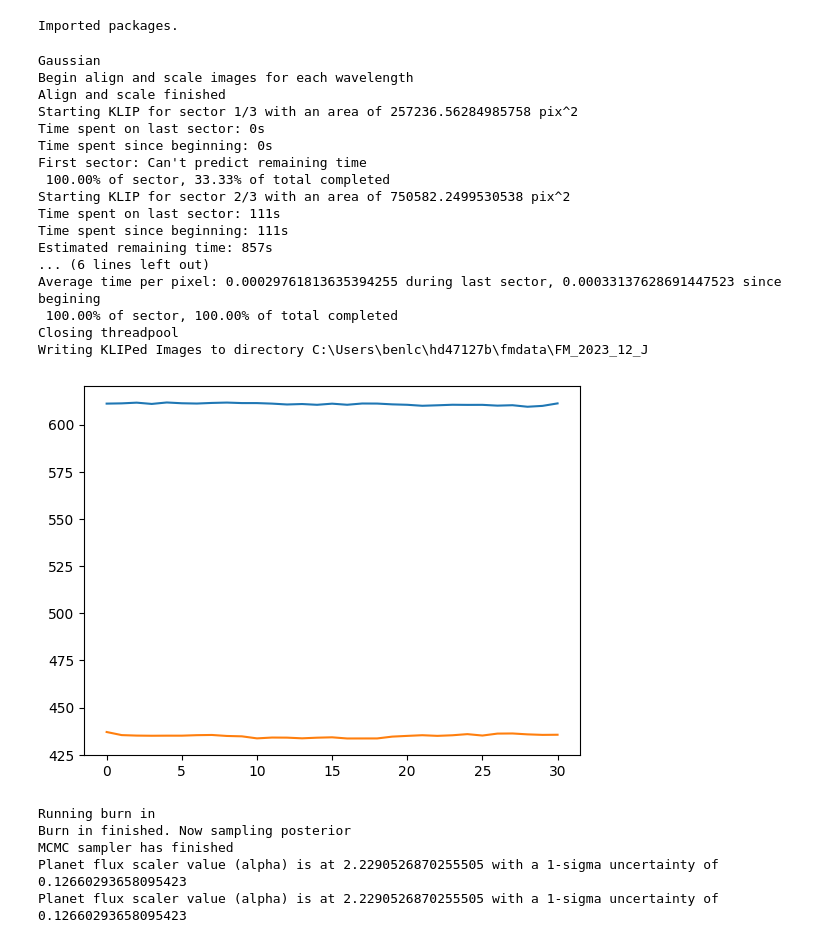
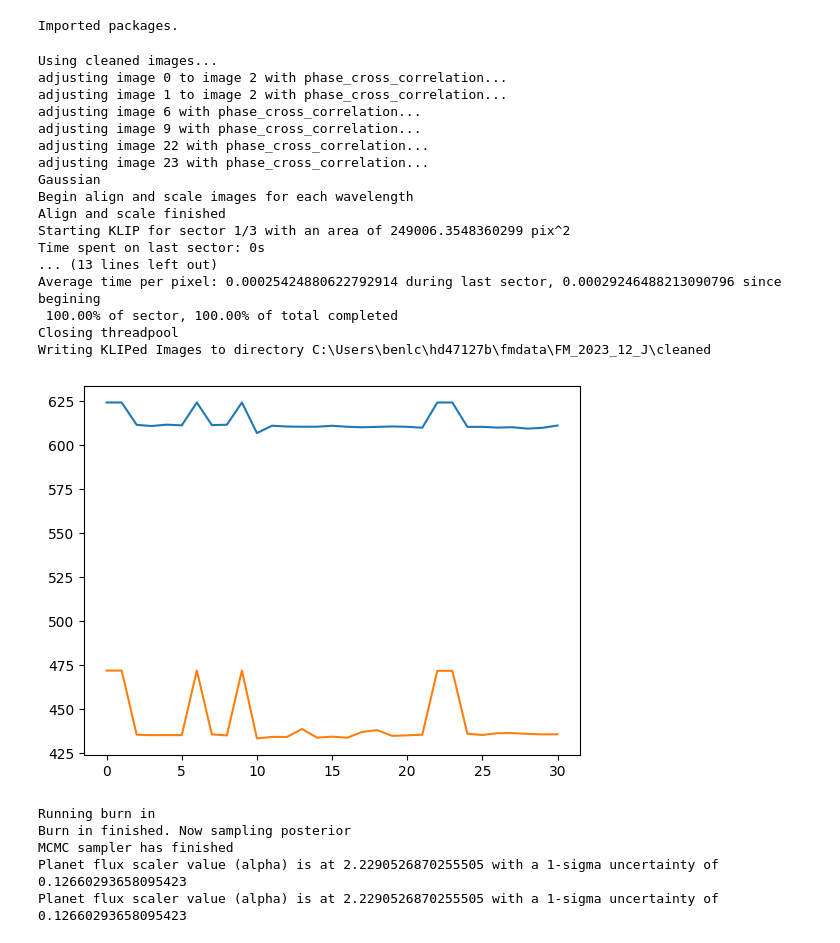
Before and after one commit to benlchang/HD47127-b-ADI, a Jupyter notebook: HD47127_ADI.ipynb, the cells around one changed output. Cells and saved outputs as stored; diff of their text form; code cells hidden in the pictures.

```diff
--- a/HD47127_ADI.ipynb
+++ b/HD47127_ADI.ipynb
@@ -96,7 +96,10 @@ def ADI_getImages(band, xdim, ydim, print_header=False, cleaned=True):
     subdir = f'2023_{band}'
     datadir=f'../rawdata/{subdir}/' #science_dewarped_cleaned/'
     if cleaned:
+        print("Using cleaned images...")
         datadir = f'../rawdata/{subdir}/science_dewarped_cleaned/'
+    else:
+        print("Using regular images...")
     flist = sorted(glob.glob(datadir + '*.fits'), reverse=True)
 
     rawcube = np.zeros((len(flist),xdim,ydim))
@@ -106,7 +109,9 @@ def ADI_getImages(band, xdim, ydim, print_header=False, cleaned=True):
     boxrad = 5
     cx, cy = adi_ctrs[band]
     b, t, l, r = cy - boxrad, cy + boxrad, cx - boxrad, cx + boxrad
-    threshold = 5.5
+    shift_q = []
+    ref = -1
+    # threshold = 5.5
     for i in np.arange(len(flist)):
         rawcube[i,:,:] = fits.getdata(flist[i])
         head = fits.getheader(flist[i],ext=0)
@@ -122,9 +127,18 @@ def ADI_getImages(band, xdim, ydim, print_header=False, cleaned=True):
 
         ctrs[i] = (l, b) + centroid_2dg(rawcube[i,b:t,l:r])
         if ctrs[i][0] > r or ctrs[i][0] < l or ctrs[i][1] > t or ctrs[i][1] < b:
-            print(f'adjusting image {i} with phase_cross_correlation...')
-            shift, error, diffphase = phase_cross_correlation(rawcube[0,:,:], rawcube[i,:,:], upsample_factor=100, normalization=None)
-            ctrs[i] = ctrs[0] - shift
+            if ref > -1:
+                print(f'adjusting image {i} with phase_cross_correlation...')
+                shift, error, diffphase = phase_cross_correlation(rawcube[ref,:,:], rawcube[i,:,:], upsample_factor=100, normalization=None)
+                ctrs[i] = ctrs[0] - shift
+            else:
+                shift_q.append(i)
+        elif ref == -1:
+            ref = i
+            for ind in shift_q:
+                print(f'adjusting image {ind} to image {ref} with phase_cross_correlation...')
+                shift, error, diffphase = phase_cross_correlation(rawcube[ref,:,:], rawcube[ind,:,:], upsample_factor=100, normalization=None)
+                ctrs[ind] = ctrs[0] - shift
         parangs[i] = head['PARANG']
 
         # if i > 0:
@@ -391,7 +405,7 @@ band = '12_J'
 
 gaussian = makeGaussian(size=15, amplitude=30, fwhm=fwhms[band])
 gaussian_base_signal = np.matrix.sum(np.matrix(gaussian))
-forwardmodel(band, gaussian=gaussian, fwhm=fwhms[band], cleaned=False)
+forwardmodel(band, gaussian=gaussian, fwhm=fwhms[band], cleaned=True)
 
 # ADI_NIRC2(flist, subdir)
 
@@ -416,45 +430,45 @@ forwardmodel(band, gaussian=gaussian, fwhm=fwhms[band], cleaned=False)
 #     #fits.writeto('gaussian_psf.fits', gaussian, overwrite=True)
 #     gaussian_base_signal = np.matrix.sum(np.matrix(gaussian))
 #     forwardmodel(flist, gaussian=gaussian, fwhm=val)
 
 
 #ADI_getImages(flist, 1024, 1024)
     #2023_12_H a=30 fwhm=5
     #2023_12_J a=60 fwhm=4
     #2023_12_CH4short a=60 fwhm=4
     #2023_12_Kshort a=25 fwhm=5
     #2023_02_H a=125 fwhm=4
 
 #flist_adi, cen = ADI_NIRC2(flist)
 #diskForwardmodel(flist, psflist)
 #forwardmodel(flist, psflist)
 #ADI_getImages(flist, 1024, 1024)
 #ADI_NIRC2(flist)
 #cADI_NIRC2(flist)
 # forwardmodel(flist, gaussian=gaussian)
 #flist_adi, cen = ADI_NIRC2(flist)
 #input_planet_fluxes, seps, wcs = injectFakePlanets(flist, 179300000)
 
 #2d plot centers
 # %% [output]
+Using cleaned images...
+adjusting image 0 to image 2 with phase_cross_correlation...
+adjusting image 1 to image 2 with phase_cross_correlation...
+adjusting image 6 with phase_cross_correlation...
+adjusting image 9 with phase_cross_correlation...
+adjusting image 22 with phase_cross_correlation...
+adjusting image 23 with phase_cross_correlation...
 Gaussian
 Begin align and scale images for each wavelength
 Align and scale finished
-Starting KLIP for sector 1/3 with an area of 257236.56284985758 pix^2
+Starting KLIP for sector 1/3 with an area of 249006.3548360299 pix^2
 Time spent on last sector: 0s
-Time spent since beginning: 0s
-First sector: Can't predict remaining time
- 100.00% of sector, 33.33% of total completed
-Starting KLIP for sector 2/3 with an area of 750582.2499530538 pix^2
-Time spent on last sector: 111s
-Time spent since beginning: 111s
-Estimated remaining time: 857s
-... (6 lines left out)
-Average time per pixel: 0.00029761813635394255 during last sector, 0.00033137628691447523 since begining
+... (13 lines left out)
+Average time per pixel: 0.00025424880622792914 during last sector, 0.00029246488213090796 since begining
  100.00% of sector, 100.00% of total completed
 Closing threadpool
-Writing KLIPed Images to directory C:\Users\benlc\hd47127b\fmdata\FM_2023_12_J
+Writing KLIPed Images to directory C:\Users\benlc\hd47127b\fmdata\FM_2023_12_J\cleaned
-[figure, old version]
+[figure, new version]
 # %%
 fit = processFMObject(band, 3.745, cleaned=False)
 print("Planet flux scaler value (alpha) is at {0} with a 1-sigma uncertainty of {1}".format(fit.fit_flux.bestfit, fit.fit_flux.error))
```
Also changed, not shown: parts of 1 cell of this notebook.
